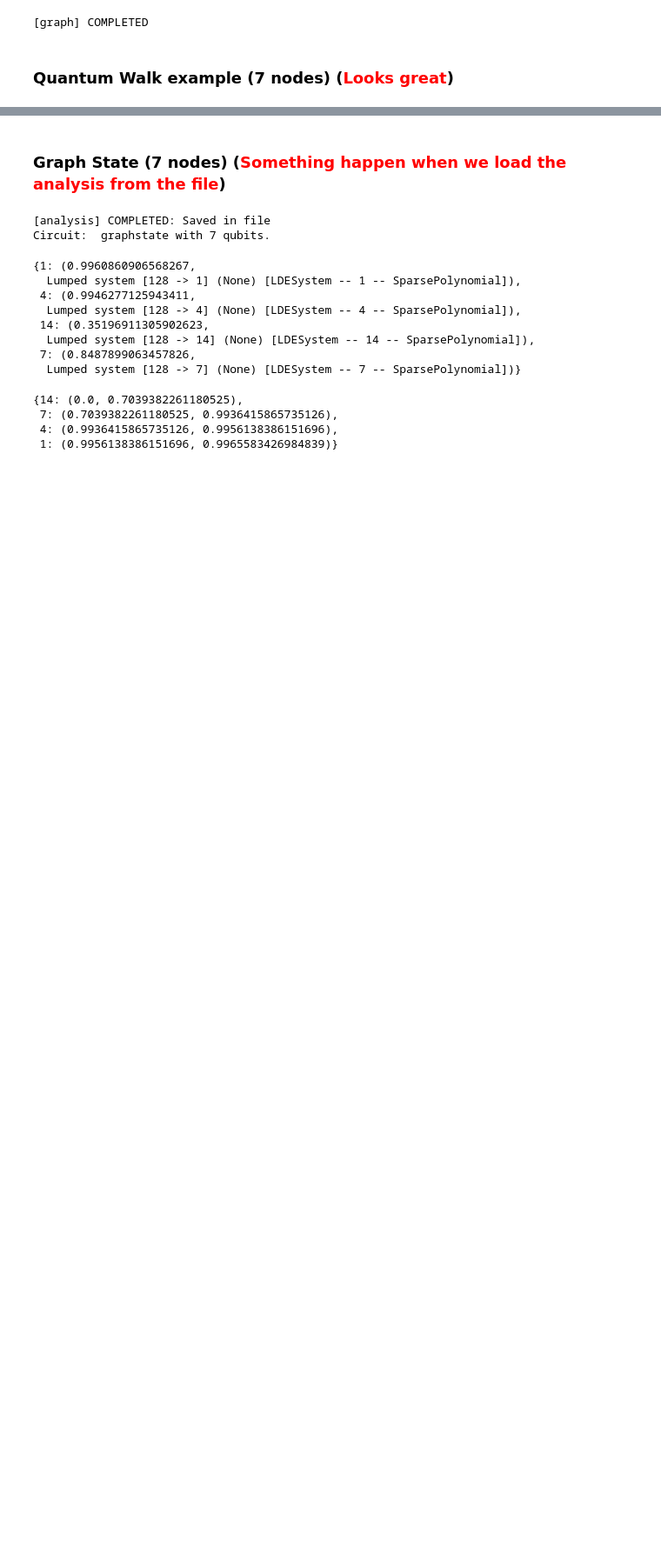
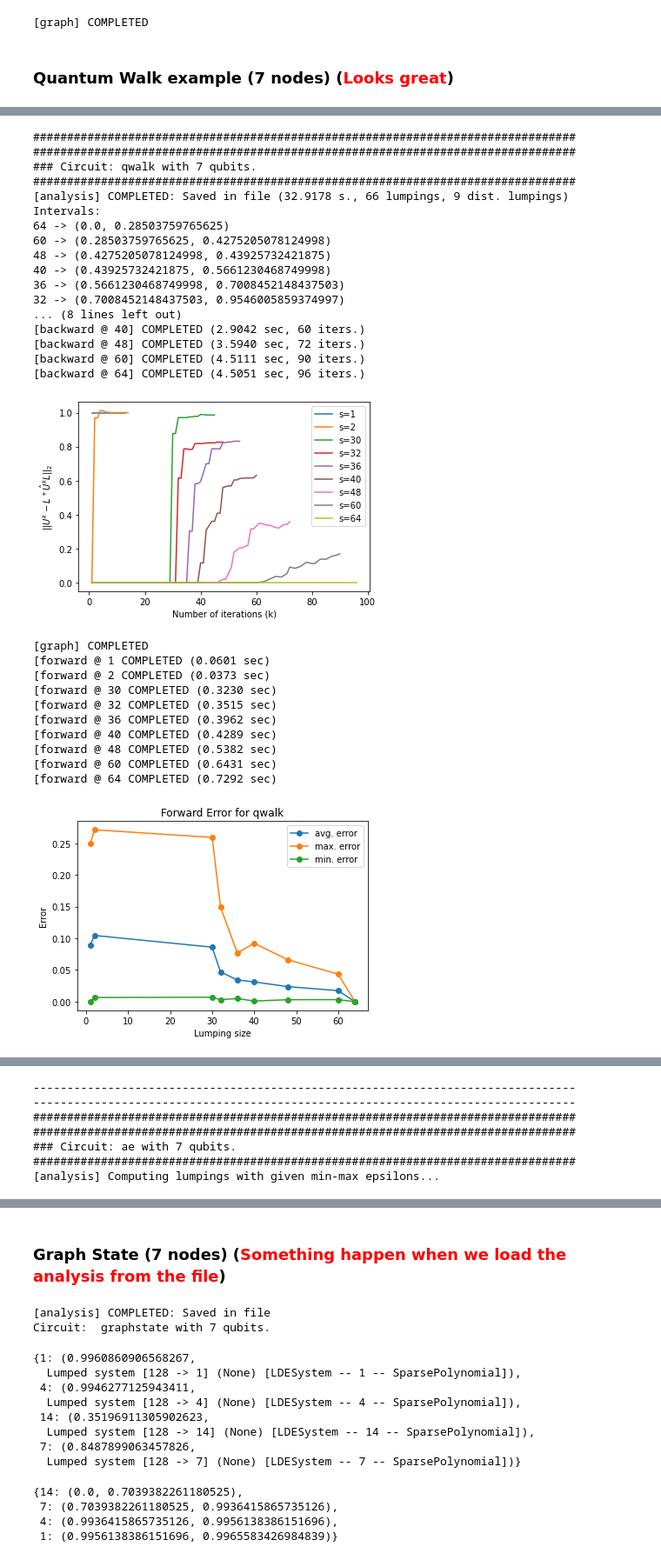
Before and after one commit to Antonio-JP/CLUE, a Jupyter notebook: notebooks/numerical_quantum.ipynb, the cells around one changed output, grey strips where cells are left out. Shown at 87% size. Cells and saved outputs as stored; diff of their text form; code cells hidden in the pictures; blank space fills up the shorter version.

```diff
--- a/notebooks/numerical_quantum.ipynb
+++ b/notebooks/numerical_quantum.ipynb
@@ -97,3 +98,4 @@ Circuit:  qwalk with 7 qubits.
 # %%
-epsilon_intervals(A, threshold)
+for (s, I) in epsilon_intervals(A, threshold).items():
+    print(s, "->", I)
 # %% [output]
@@ -176,0 +143,5 @@ generate_error_graph(QW, closest_unitary_error, r"\tilde{U}", threshold=threshol
+# %%
+cases = [("qwalk", 7), ("ae", 7), ("portfolioqaoa", 7), ("portfoliovqe", 7), ("qpeexact", 7), ("qpeinexact", 7),
+         ("qnn", 7),
+         #("tsp", 4), --> Restarts the kernel
+         ("vqe", 7), ("wstate", 7)]
@@ -176,0 +155,49 @@ generate_error_graph(QW, closest_unitary_error, r"\tilde{U}", threshold=threshol
+# %%
+%%time
+for case in cases:
+    circuit = QuantumBenchmark.generate_example(case[0], case[1], 0)
+    print("".ljust(get_terminal_size()[0], "#"), flush=True)
+    print("".ljust(get_terminal_size()[0], "#"), flush=True)
+    print("### Circuit:", circuit)
+    print("".ljust(get_terminal_size()[0], "#"), flush=True)
+    ## Computing the analysis
+    A = analysis(circuit, threshold)
+    print("Intervals:", flush=True)
+    for (s, I) in epsilon_intervals(A, threshold).items():
+        print(s, "->", I, flush=True)
+    ## Computing the backward error
+    generate_error_graph(circuit, threshold=threshold)
+    ## Computing the forward error
+    generate_error_graph(circuit, method=forward_error, threshold=threshold)
+    print("".ljust(get_terminal_size()[0], "-"), flush=True)
+    print("".ljust(get_terminal_size()[0], "-"), flush=True)
+# %% [output]
+################################################################################
+################################################################################
+### Circuit: qwalk with 7 qubits.
+################################################################################
+[analysis] COMPLETED: Saved in file (32.9178 s., 66 lumpings, 9 dist. lumpings)
+Intervals:
+64 -> (0.0, 0.28503759765625)
+60 -> (0.28503759765625, 0.4275205078124998)
+48 -> (0.4275205078124998, 0.43925732421875)
+40 -> (0.43925732421875, 0.5661230468749998)
+36 -> (0.5661230468749998, 0.7008452148437503)
+32 -> (0.7008452148437503, 0.9546005859374997)
+... (8 lines left out)
+[backward @ 40] COMPLETED (2.9042 sec, 60 iters.)
+[backward @ 48] COMPLETED (3.5940 sec, 72 iters.)
+[backward @ 60] COMPLETED (4.5111 sec, 90 iters.)
+[backward @ 64] COMPLETED (4.5051 sec, 96 iters.)
+[figure, added]
+[graph] COMPLETED
+[forward @ 1 COMPLETED (0.0601 sec)
+[forward @ 2 COMPLETED (0.0373 sec)
+[forward @ 30 COMPLETED (0.3230 sec)
+[forward @ 32 COMPLETED (0.3515 sec)
+[forward @ 36 COMPLETED (0.3962 sec)
+[forward @ 40 COMPLETED (0.4289 sec)
+[forward @ 48 COMPLETED (0.5382 sec)
+[forward @ 60 COMPLETED (0.6431 sec)
+[forward @ 64 COMPLETED (0.7292 sec)
+[figure, added]
@@ -176,0 +205,7 @@ generate_error_graph(QW, closest_unitary_error, r"\tilde{U}", threshold=threshol
+--------------------------------------------------------------------------------
+--------------------------------------------------------------------------------
+################################################################################
+################################################################################
+### Circuit: ae with 7 qubits.
+################################################################################
+[analysis] Computing lumpings with given min-max epsilons...
```
Also changed, not shown: parts of 10 cells of this notebook, 19 other files.
